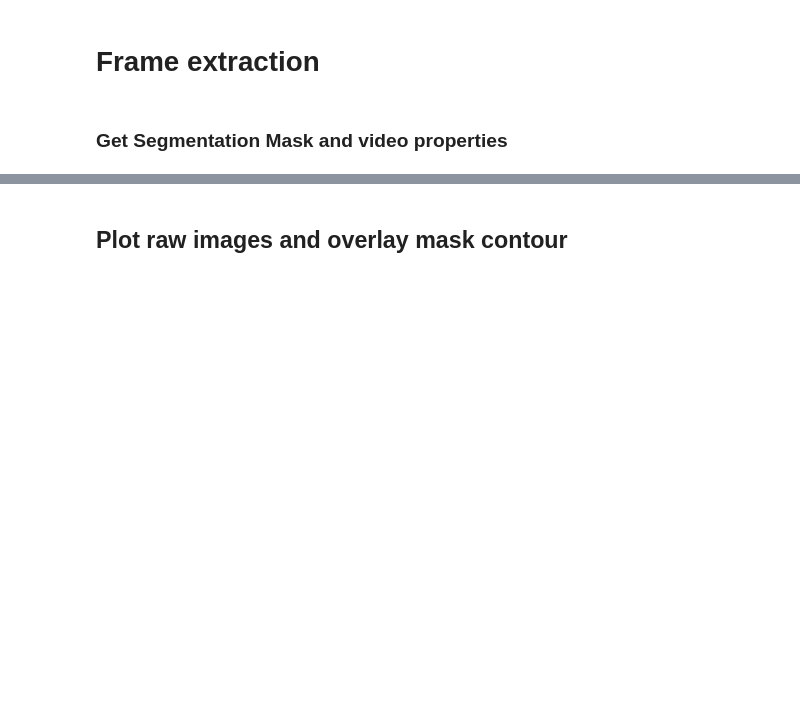
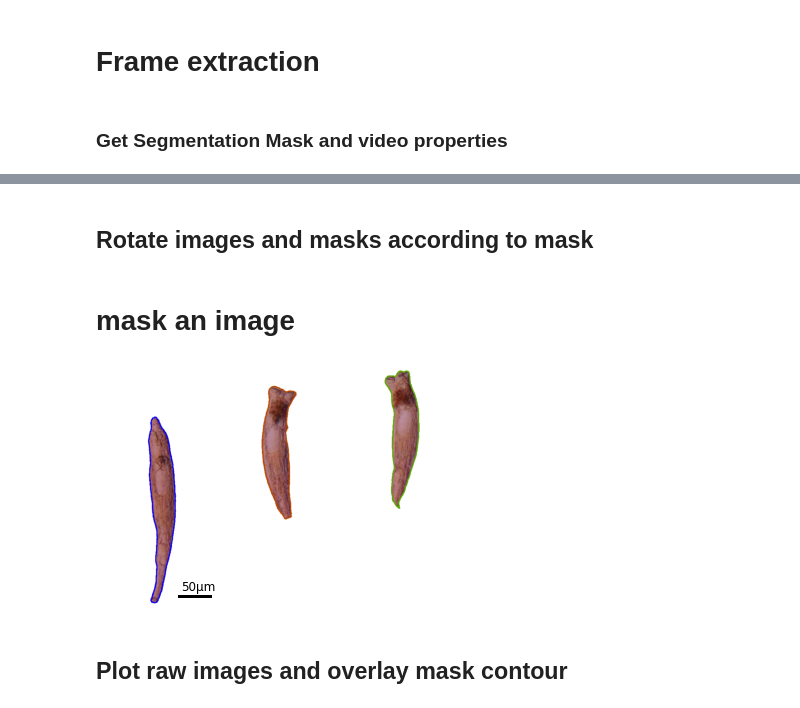
Before and after one commit to mikehemberger/rotifer-locomotion, a Jupyter notebook: seg-mask-analysis-swimming.ipynb, the cells around one changed output, grey strips where cells are left out. Cells and saved outputs as stored; diff of their text form; code cells hidden in the pictures; blank space fills up the shorter version.

```diff
--- a/seg-mask-analysis-swimming.ipynb
+++ b/seg-mask-analysis-swimming.ipynb
@@ -170,0 +128,2 @@ if SAVE_FIGURES: plt.savefig(f"{save_figure_path}-timedependent-fps_{fps}-centro
+# %% [markdown]
+## Rotate images and masks according to mask
@@ -171,2 +153,45 @@ if SAVE_FIGURES: plt.savefig(f"{save_figure_path}-timedependent-fps_{fps}-centro
+# %% [markdown]
+# mask an image
+# %%
+SAVE_FIGURES = False
+highlight_frames = [8, 263, 338]  # 51,
+
+desired_scale_width = 50  # in mu
+scaled_width = desired_scale_width / (pixel_per_real_width)
+contour_lw = 2  # contor line width
+
+fig, ax = plt.subplots(figsize=(5,8), nrows=1, ncols=len(highlight_frames), layout="constrained")
+
+scalebar_posxy = [550, 1000]
+ylow, yhigh = 400, 1030
+xlow, xhigh = 350, 650
+for nth, cframe in enumerate(highlight_frames):
+
+    # ROTATED Masking the Image and contour
+    cimg = rot_imgs[cframe]
+    cmask = rot_masks[cframe]
+    cnt = rot_contours[cframe]
+    background = np.ones_like(cimg) * 255
+
+    ccolors = tuple([c * 255 for c in colors[cframe]])
+    masked_image = cv2.bitwise_and(cimg, cimg, mask=cmask)
+    masked_image = np.where(masked_image != 0, masked_image, background)
+
+    # Draw contour on image
+    cv2.drawContours(masked_image, [cnt], 0, ccolors, contour_lw)
+    ax[nth].imshow(masked_image)
+
+    # Axis
+    ax[nth].set_ylim([ylow, yhigh]); ax[nth].set_xlim([xlow, xhigh])
+    ax[nth].invert_yaxis()
+    ax[nth].set_axis_off()
+
+# Scalebar
+ax[0].plot([scalebar_posxy[0], scalebar_posxy[0] + scaled_width], [scalebar_posxy[-1], scalebar_posxy[-1]], "-k", lw=3)
+ax[0].text(scalebar_posxy[0] + (scaled_width/20), scalebar_posxy[-1] - 15, f"{desired_scale_width}µm", size="large")
+
+if SAVE_FIGURES: plt.savefig(f"{save_figure_path}-Individual-frames-highlighted_{highlight_frames}.jpg", dpi=300)
+# %% [output]
+[figure, added]
 # %% [markdown]
 ## Plot raw images and overlay mask contour
```
Also changed, not shown: parts of 26 cells of this notebook, 51 other files.
